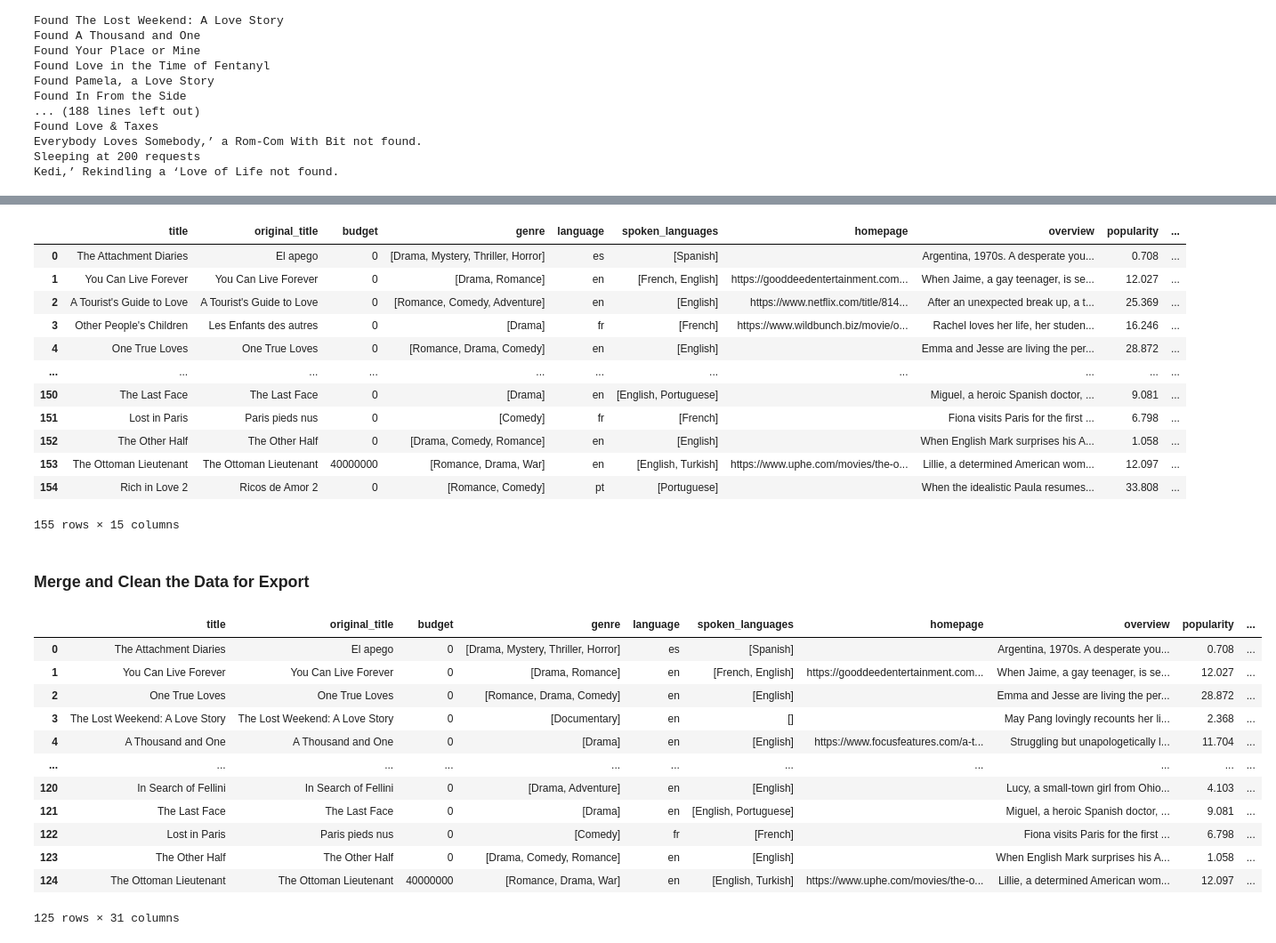
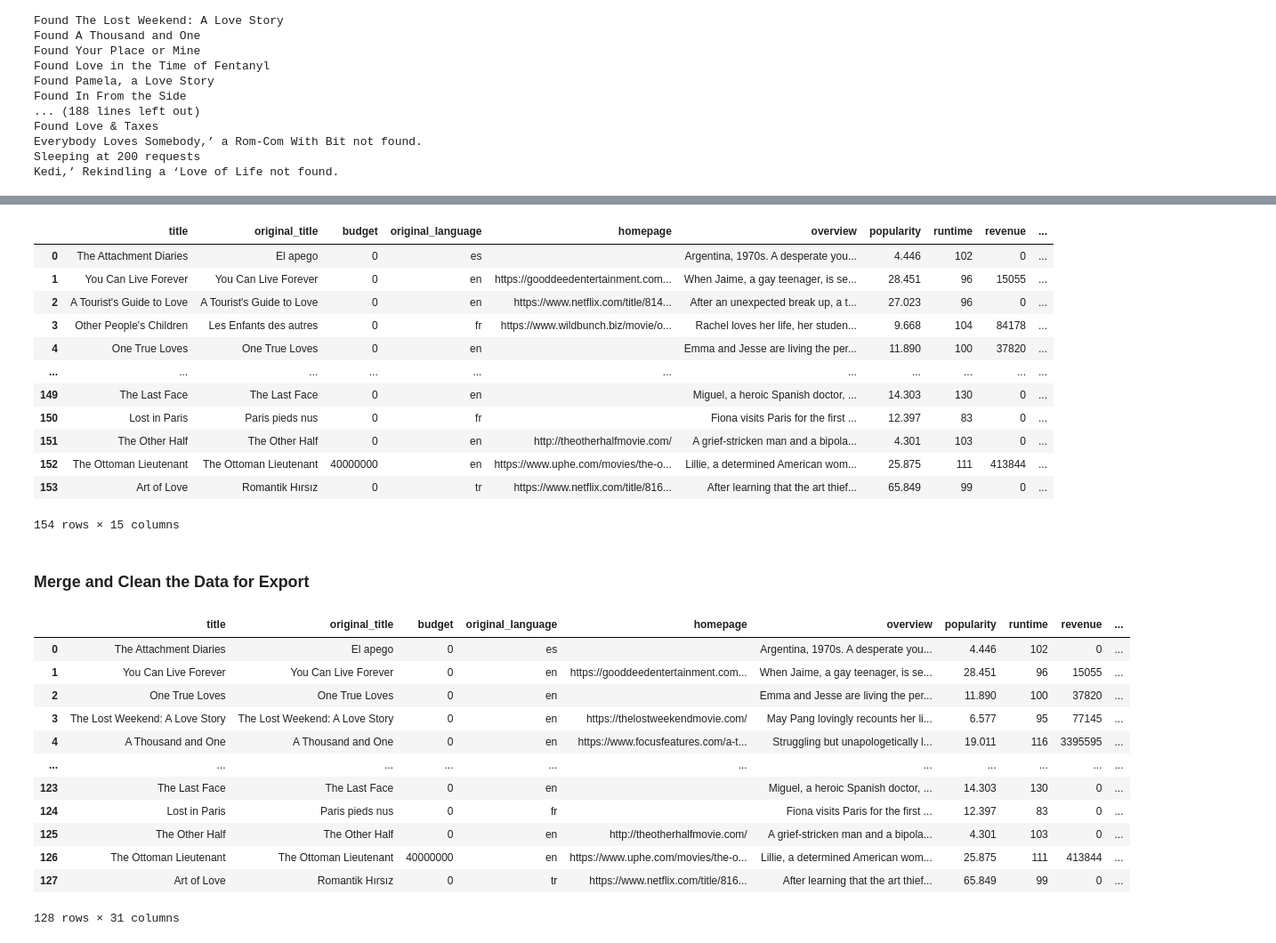
Before and after one commit to EricaYanoshak/data-sourcing-challenge, a Jupyter notebook: M6_Starter_Code/retrieve_movie_data.ipynb, the cells around one changed output, grey strips where cells are left out. Shown at 89% size. Drawn from its saved outputs; the diff is of its cells as text; code cells hidden in the pictures.

```diff
--- a/M6_Starter_Code/retrieve_movie_data.ipynb
+++ b/M6_Starter_Code/retrieve_movie_data.ipynb
@@ -177,0 +210,6 @@ def extract_keywords(keyword_list):
+# %%
+# Convert the "title" column to a list
+title_list = reviews_list_df['title'].to_list()
+
+# Display the list
+print(title_list)
@@ -178,4 +218,8 @@ def extract_keywords(keyword_list):
 # %%
 # Create a list from the "title" column using to_list()
 # These titles will be used in the query for The Movie Database
+# title_list = reviews_list_df['title'].to_list()
+
+for title in title_list:
+    print(title)
 # %% [output]
@@ -200,7 +244,7 @@ def extract_keywords(keyword_list):
 ### Access The Movie Database API
 # %%
 # Prepare The Movie Database query
-url = "https://api.themoviedb.org/3/search/movie?query="
+tmdb_url = "https://api.themoviedb.org/3/search/movie?query="
 tmdb_key_string = "&api_key=" + tmdb_api_key
 # %%
 # Create an empty list to store the results
@@ -289,35 +360,41 @@ Kedi,’ Rekindling a ‘Love of Life not found.
 ]
 # %%
 # Convert the results to a DataFrame
+tmdb_movies_df = pd.DataFrame(tmdb_movies_list)
+
+# Print the DataFrame
+tmdb_movies_df
 # %% [output]
-|  | title | original_title | budget | genre | language | spoken_languages | homepage | overview | popularity | ... |
-| 0 | The Attachment Diaries | El apego | 0 | [Drama, Mystery, Thriller, Horror] | es | [Spanish] |  | Argentina, 1970s. A desperate you... | 0.708 | ... |
-| 1 | You Can Live Forever | You Can Live Forever | 0 | [Drama, Romance] | en | [French, English] | https://gooddeedentertainment.com... | When Jaime, a gay teenager, is se... | 12.027 | ... |
-| 2 | A Tourist's Guide to Love | A Tourist's Guide to Love | 0 | [Romance, Comedy, Adventure] | en | [English] | https://www.netflix.com/title/814... | After an unexpected break up, a t... | 25.369 | ... |
-| 3 | Other People's Children | Les Enfants des autres | 0 | [Drama] | fr | [French] | https://www.wildbunch.biz/movie/o... | Rachel loves her life, her studen... | 16.246 | ... |
-| 4 | One True Loves | One True Loves | 0 | [Romance, Drama, Comedy] | en | [English] |  | Emma and Jesse are living the per... | 28.872 | ... |
+|  | title | original_title | budget | original_language | homepage | overview | popularity | runtime | revenue | ... |
+| 0 | The Attachment Diaries | El apego | 0 | es |  | Argentina, 1970s. A desperate you... | 4.446 | 102 | 0 | ... |
+| 1 | You Can Live Forever | You Can Live Forever | 0 | en | https://gooddeedentertainment.com... | When Jaime, a gay teenager, is se... | 28.451 | 96 | 15055 | ... |
+| 2 | A Tourist's Guide to Love | A Tourist's Guide to Love | 0 | en | https://www.netflix.com/title/814... | After an unexpected break up, a t... | 27.023 | 96 | 0 | ... |
+| 3 | Other People's Children | Les Enfants des autres | 0 | fr | https://www.wildbunch.biz/movie/o... | Rachel loves her life, her studen... | 9.668 | 104 | 84178 | ... |
+| 4 | One True Loves | One True Loves | 0 | en |  | Emma and Jesse are living the per... | 11.890 | 100 | 37820 | ... |
 | ... | ... | ... | ... | ... | ... | ... | ... | ... | ... | ... |
-| 150 | The Last Face | The Last Face | 0 | [Drama] | en | [English, Portuguese] |  | Miguel, a heroic Spanish doctor, ... | 9.081 | ... |
-| 151 | Lost in Paris | Paris pieds nus | 0 | [Comedy] | fr | [French] |  | Fiona visits Paris for the first ... | 6.798 | ... |
-| 152 | The Other Half | The Other Half | 0 | [Drama, Comedy, Romance] | en | [English] |  | When English Mark surprises his A... | 1.058 | ... |
-| 153 | The Ottoman Lieutenant | The Ottoman Lieutenant | 40000000 | [Romance, Drama, War] | en | [English, Turkish] | https://www.uphe.com/movies/the-o... | Lillie, a determined American wom... | 12.097 | ... |
-| 154 | Rich in Love 2 | Ricos de Amor 2 | 0 | [Romance, Comedy] | pt | [Portuguese] |  | When the idealistic Paula resumes... | 33.808 | ... |
+| 149 | The Last Face | The Last Face | 0 | en |  | Miguel, a heroic Spanish doctor, ... | 14.303 | 130 | 0 | ... |
+| 150 | Lost in Paris | Paris pieds nus | 0 | fr |  | Fiona visits Paris for the first ... | 12.397 | 83 | 0 | ... |
+| 151 | The Other Half | The Other Half | 0 | en | http://theotherhalfmovie.com/ | A grief-stricken man and a bipola... | 4.301 | 103 | 0 | ... |
+| 152 | The Ottoman Lieutenant | The Ottoman Lieutenant | 40000000 | en | https://www.uphe.com/movies/the-o... | Lillie, a determined American wom... | 25.875 | 111 | 413844 | ... |
+| 153 | Art of Love | Romantik Hırsız | 0 | tr | https://www.netflix.com/title/816... | After learning that the art thief... | 65.849 | 99 | 0 | ... |
-155 rows × 15 columns
+154 rows × 15 columns
 # %% [markdown]
 ### Merge and Clean the Data for Export
 # %%
 # Merge the New York Times reviews and TMDB DataFrames on title
+merged_df = pd.merge(tmdb_movies_df, reviews_list_df, on="title", how="inner")
+merged_df
 # %% [output]
-|  | title | original_title | budget | genre | language | spoken_languages | homepage | overview | popularity | ... |
-| 0 | The Attachment Diaries | El apego | 0 | [Drama, Mystery, Thriller, Horror] | es | [Spanish] |  | Argentina, 1970s. A desperate you... | 0.708 | ... |
-| 1 | You Can Live Forever | You Can Live Forever | 0 | [Drama, Romance] | en | [French, English] | https://gooddeedentertainment.com... | When Jaime, a gay teenager, is se... | 12.027 | ... |
-| 2 | One True Loves | One True Loves | 0 | [Romance, Drama, Comedy] | en | [English] |  | Emma and Jesse are living the per... | 28.872 | ... |
-| 3 | The Lost Weekend: A Love Story | The Lost Weekend: A Love Story | 0 | [Documentary] | en | [] |  | May Pang lovingly recounts her li... | 2.368 | ... |
-| 4 | A Thousand and One | A Thousand and One | 0 | [Drama] | en | [English] | https://www.focusfeatures.com/a-t... | Struggling but unapologetically l... | 11.704 | ... |
+|  | title | original_title | budget | original_language | homepage | overview | popularity | runtime | revenue | ... |
+| 0 | The Attachment Diaries | El apego | 0 | es |  | Argentina, 1970s. A desperate you... | 4.446 | 102 | 0 | ... |
+| 1 | You Can Live Forever | You Can Live Forever | 0 | en | https://gooddeedentertainment.com... | When Jaime, a gay teenager, is se... | 28.451 | 96 | 15055 | ... |
+| 2 | One True Loves | One True Loves | 0 | en |  | Emma and Jesse are living the per... | 11.890 | 100 | 37820 | ... |
+| 3 | The Lost Weekend: A Love Story | The Lost Weekend: A Love Story | 0 | en | https://thelostweekendmovie.com/ | May Pang lovingly recounts her li... | 6.577 | 95 | 77145 | ... |
+| 4 | A Thousand and One | A Thousand and One | 0 | en | https://www.focusfeatures.com/a-t... | Struggling but unapologetically l... | 19.011 | 116 | 3395595 | ... |
 | ... | ... | ... | ... | ... | ... | ... | ... | ... | ... | ... |
-| 120 | In Search of Fellini | In Search of Fellini | 0 | [Drama, Adventure] | en | [English] |  | Lucy, a small-town girl from Ohio... | 4.103 | ... |
-| 121 | The Last Face | The Last Face | 0 | [Drama] | en | [English, Portuguese] |  | Miguel, a heroic Spanish doctor, ... | 9.081 | ... |
-| 122 | Lost in Paris | Paris pieds nus | 0 | [Comedy] | fr | [French] |  | Fiona visits Paris for the first ... | 6.798 | ... |
-| 123 | The Other Half | The Other Half | 0 | [Drama, Comedy, Romance] | en | [English] |  | When English Mark surprises his A... | 1.058 | ... |
-| 124 | The Ottoman Lieutenant | The Ottoman Lieutenant | 40000000 | [Romance, Drama, War] | en | [English, Turkish] | https://www.uphe.com/movies/the-o... | Lillie, a determined American wom... | 12.097 | ... |
+| 123 | The Last Face | The Last Face | 0 | en |  | Miguel, a heroic Spanish doctor, ... | 14.303 | 130 | 0 | ... |
+| 124 | Lost in Paris | Paris pieds nus | 0 | fr |  | Fiona visits Paris for the first ... | 12.397 | 83 | 0 | ... |
+| 125 | The Other Half | The Other Half | 0 | en | http://theotherhalfmovie.com/ | A grief-stricken man and a bipola... | 4.301 | 103 | 0 | ... |
+| 126 | The Ottoman Lieutenant | The Ottoman Lieutenant | 40000000 | en | https://www.uphe.com/movies/the-o... | Lillie, a determined American wom... | 25.875 | 111 | 413844 | ... |
+| 127 | Art of Love | Romantik Hırsız | 0 | tr | https://www.netflix.com/title/816... | After learning that the art thief... | 65.849 | 99 | 0 | ... |
-125 rows × 31 columns
+128 rows × 31 columns
```
Also changed, not shown: parts of 16 cells of this notebook, 5 other files.
